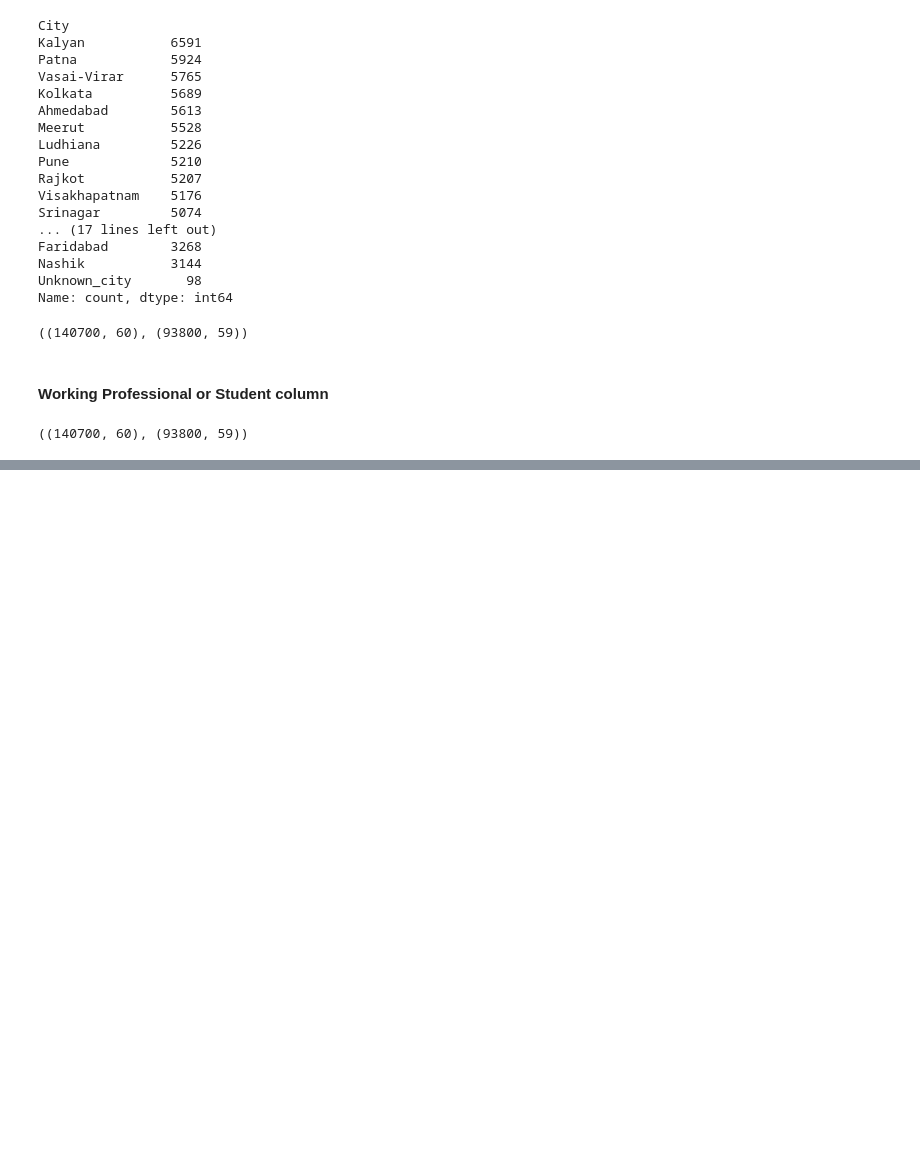
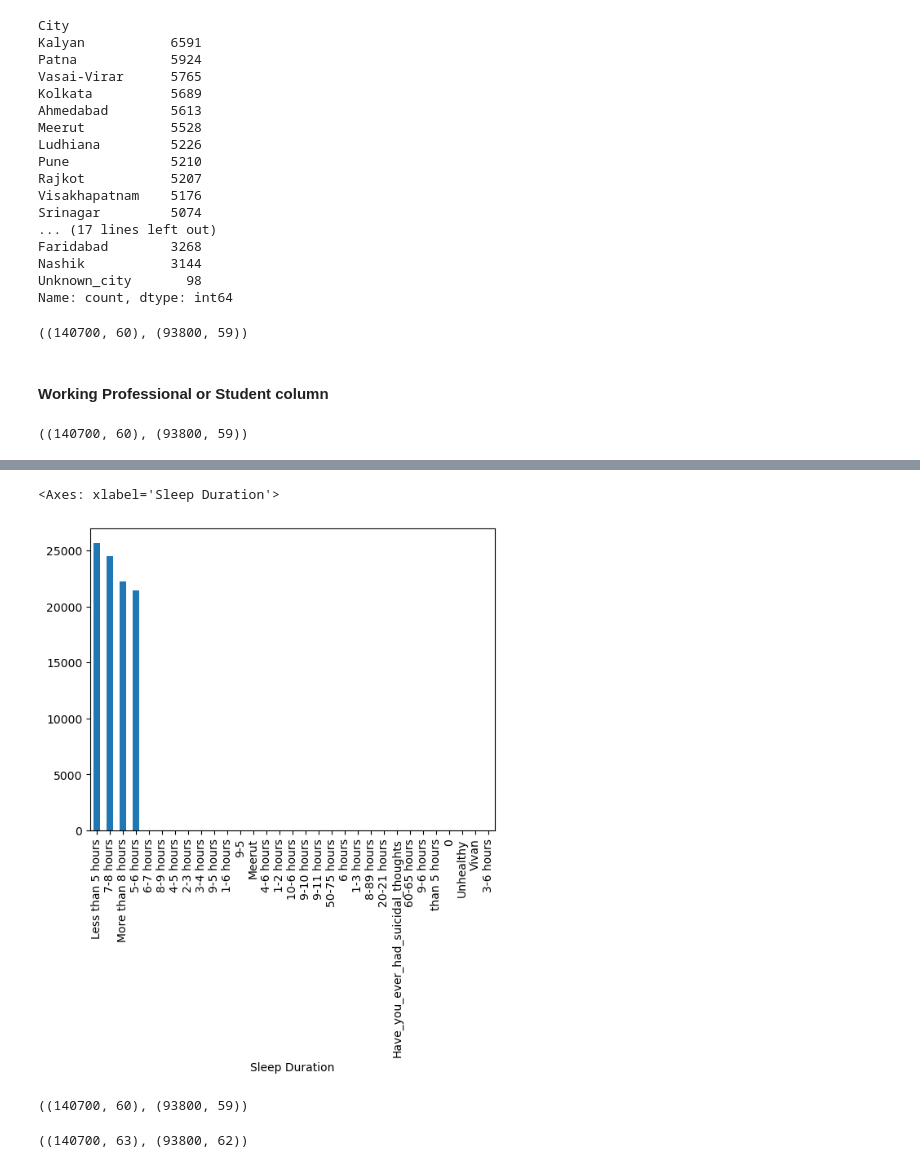
Before and after one commit to jim2107054/Kaggle-Competitions, a Jupyter notebook: November 2024/NoteBook.ipynb, the cells around one changed output, grey strips where cells are left out. Cells and saved outputs as stored; diff of their text form; code cells hidden in the pictures; blank space fills up the shorter version.

```diff
--- a/November 2024/NoteBook.ipynb
+++ b/November 2024/NoteBook.ipynb
@@ -342,0 +371,6 @@ df.shape,tf.shape
+# %%
+#df['Sleep Duration'].value_counts().plot(kind='bar')#32142
+tf['Sleep Duration'].value_counts().plot(kind='bar')#21404
+# %% [output]
+<Axes: xlabel='Sleep Duration'>
+[figure, added]
@@ -342,0 +388,4 @@ df.shape,tf.shape
+# %%
+df.shape,tf.shape
+# %% [output]
+((140700, 60), (93800, 59))
@@ -342,0 +395,4 @@ df.shape,tf.shape
+# %%
+df.shape,tf.shape
+# %% [output]
+((140700, 63), (93800, 62))
```
Also changed, not shown: parts of 48 cells of this notebook.
